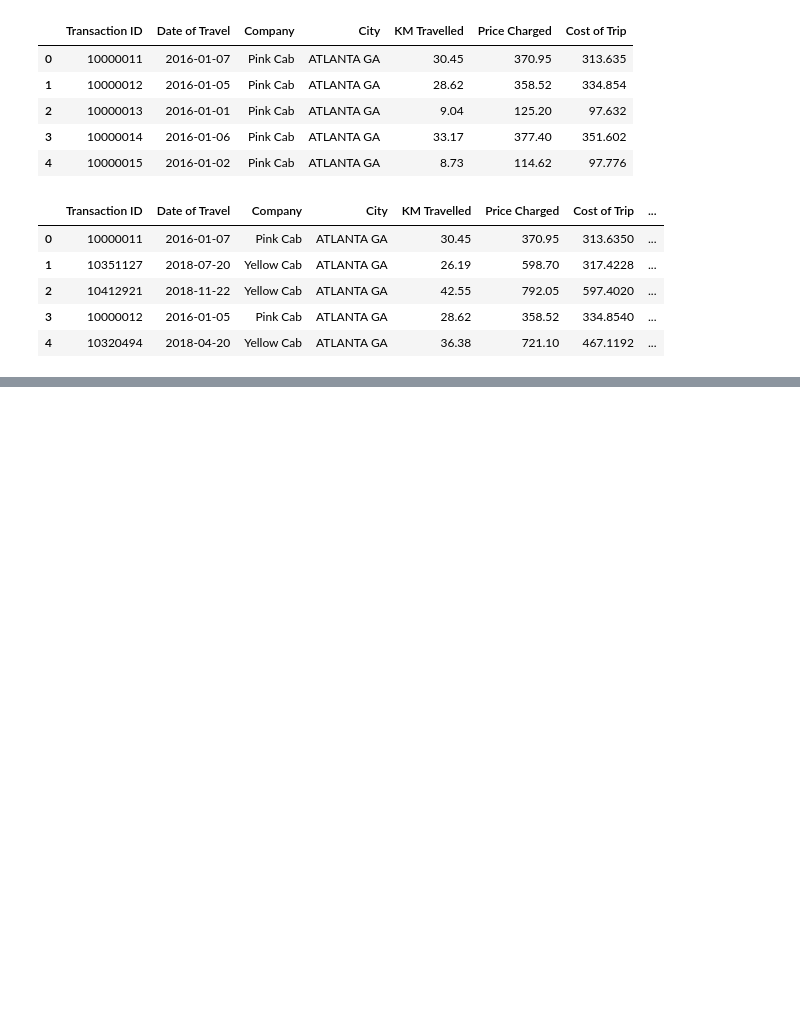
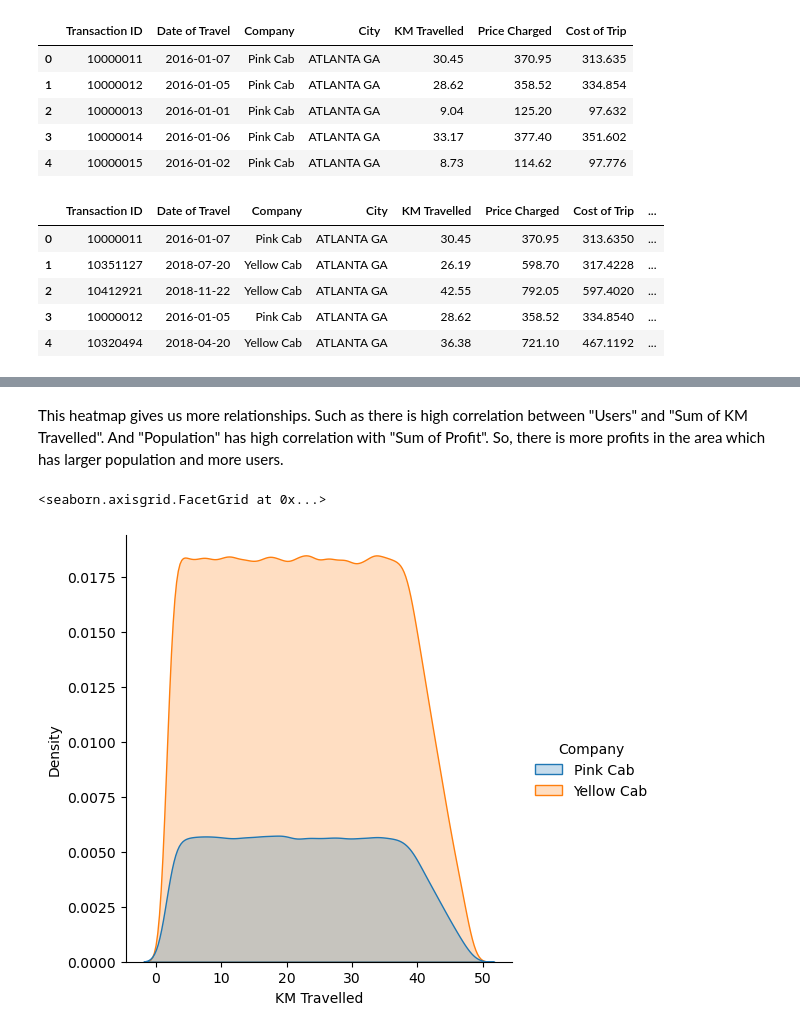
Before and after one commit to HikariXuXu/DataScienceIntern-DataGlacier, a Jupyter notebook: Week 2/G2M.ipynb, the cells around one changed output, grey strips where cells are left out. Drawn from its saved outputs; the diff is of its cells as text; code cells hidden in the pictures; blank space fills up the shorter version.

```diff
--- a/Week 2/G2M.ipynb
+++ b/Week 2/G2M.ipynb
@@ -181,0 +241,7 @@ company_df = pd.DataFrame({'Company': [1, 1, 2, 2]})
+# %% [markdown]
+This heatmap gives us more relationships. Such as there is high correlation between "Users" and "Sum of KM Travelled". And "Population" has high correlation with "Sum of Profit". So, there is more profits in the area which has larger population and more users.
+# %%
+sns.displot(df, x="KM Travelled", hue="Company", kind="kde", fill=True)
+# %% [output]
+<seaborn.axisgrid.FacetGrid at 0x...>
+[figure, added]
```
Also changed, not shown: parts of 23 cells of this notebook.
